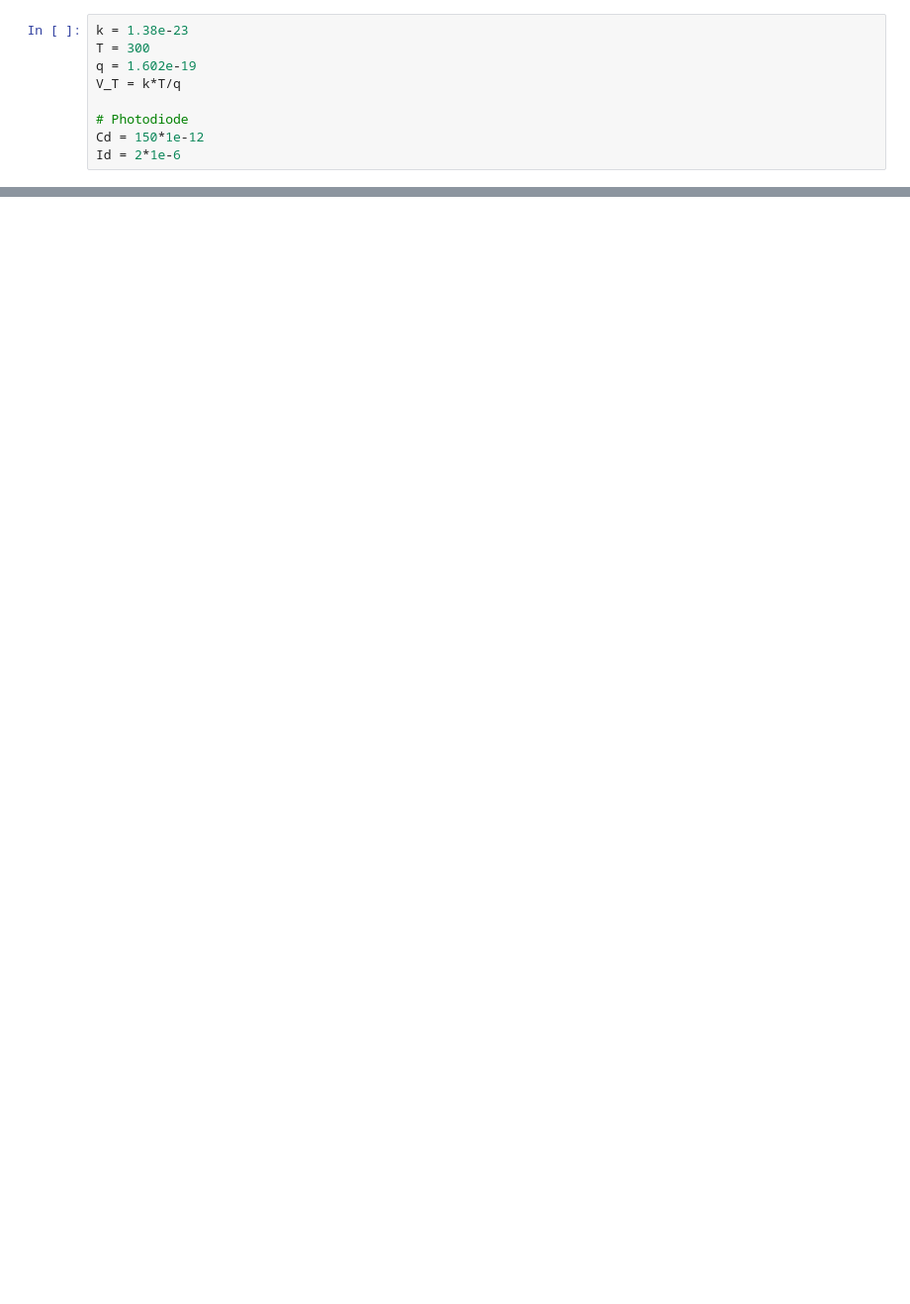
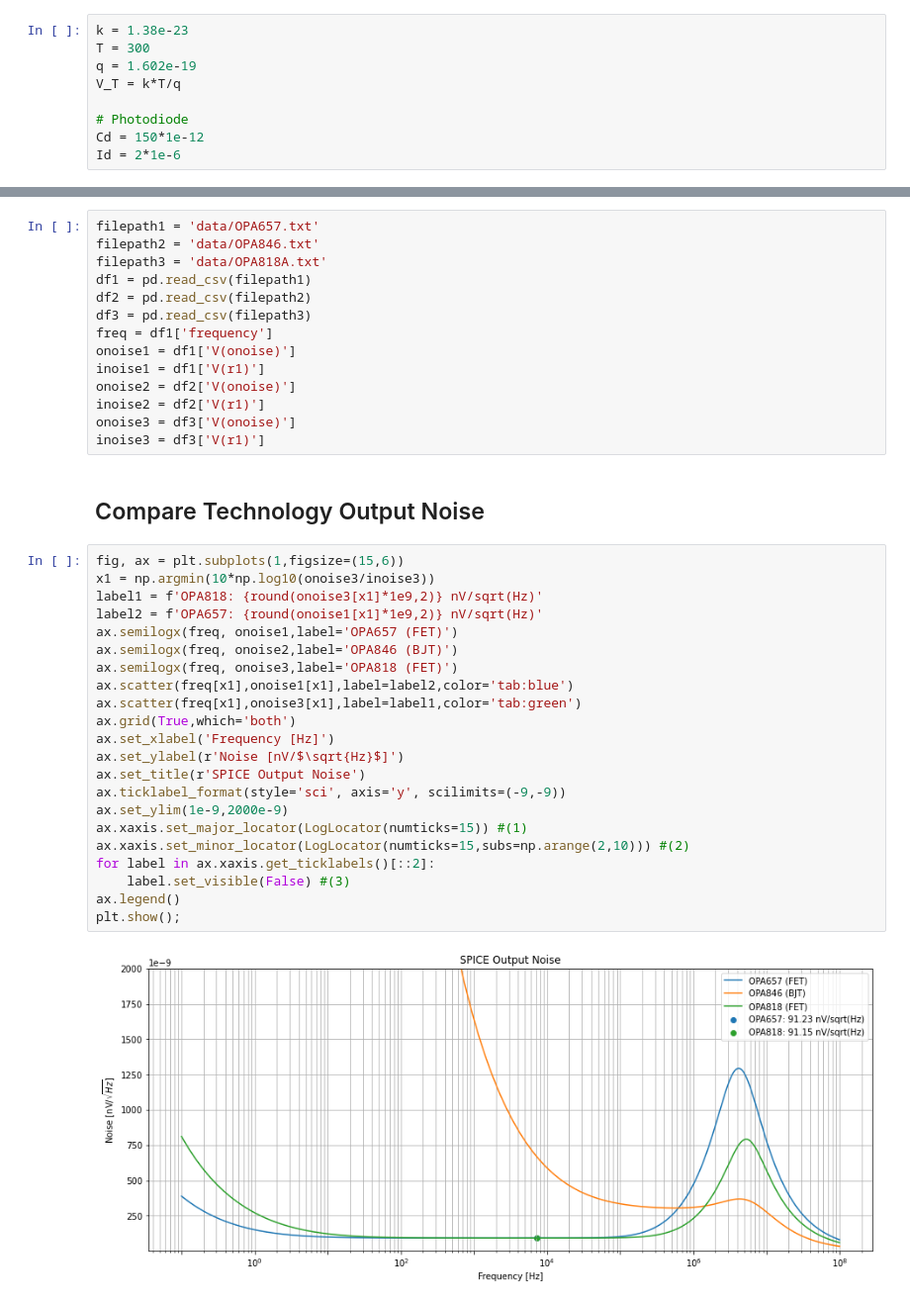
Before and after one commit to kegedy/EE538.1, a Jupyter notebook: kevin/project/check-in-presentation.ipynb, the cells around one changed output, grey strips where cells are left out. Shown: that part at 99% size. Drawn from its saved outputs; the diff is of its cells as text; blank space fills up the shorter version.

```diff
--- a/kevin/project/check-in-presentation.ipynb
+++ b/kevin/project/check-in-presentation.ipynb
@@ -416,0 +179,40 @@ Need additional stages. Best TIA's have performance on the order of $\sim 1 \tex
+# %%
+filepath1 = 'data/OPA657.txt'
+filepath2 = 'data/OPA846.txt'
+filepath3 = 'data/OPA818A.txt'
+df1 = pd.read_csv(filepath1)
+df2 = pd.read_csv(filepath2)
+df3 = pd.read_csv(filepath3)
+freq = df1['frequency']
+onoise1 = df1['V(onoise)']
+inoise1 = df1['V(r1)']
+onoise2 = df2['V(onoise)']
+inoise2 = df2['V(r1)']
+onoise3 = df3['V(onoise)']
+inoise3 = df3['V(r1)']
+# %% [markdown]
+## Compare Technology Output Noise
+# %%
+fig, ax = plt.subplots(1,figsize=(15,6))
+x1 = np.argmin(10*np.log10(onoise3/inoise3))
+label1 = f'OPA818: {round(onoise3[x1]*1e9,2)} nV/sqrt(Hz)'
+label2 = f'OPA657: {round(onoise1[x1]*1e9,2)} nV/sqrt(Hz)'
+ax.semilogx(freq, onoise1,label='OPA657 (FET)')
+ax.semilogx(freq, onoise2,label='OPA846 (BJT)')
+ax.semilogx(freq, onoise3,label='OPA818 (FET)')
+ax.scatter(freq[x1],onoise1[x1],label=label2,color='tab:blue')
+ax.scatter(freq[x1],onoise3[x1],label=label1,color='tab:green')
+ax.grid(True,which='both')
+ax.set_xlabel('Frequency [Hz]')
+ax.set_ylabel(r'Noise [nV/$\sqrt{Hz}$]')
+ax.set_title(r'SPICE Output Noise')
+ax.ticklabel_format(style='sci', axis='y', scilimits=(-9,-9))
+ax.set_ylim(1e-9,2000e-9)
+ax.xaxis.set_major_locator(LogLocator(numticks=15)) #(1)
+ax.xaxis.set_minor_locator(LogLocator(numticks=15,subs=np.arange(2,10))) #(2)
+for label in ax.xaxis.get_ticklabels()[::2]:
+    label.set_visible(False) #(3)
+ax.legend()
+plt.show();
+# %% [output]
+[figure, added]
```
Also changed, not shown: parts of 48 cells of this notebook, 28 other files.
